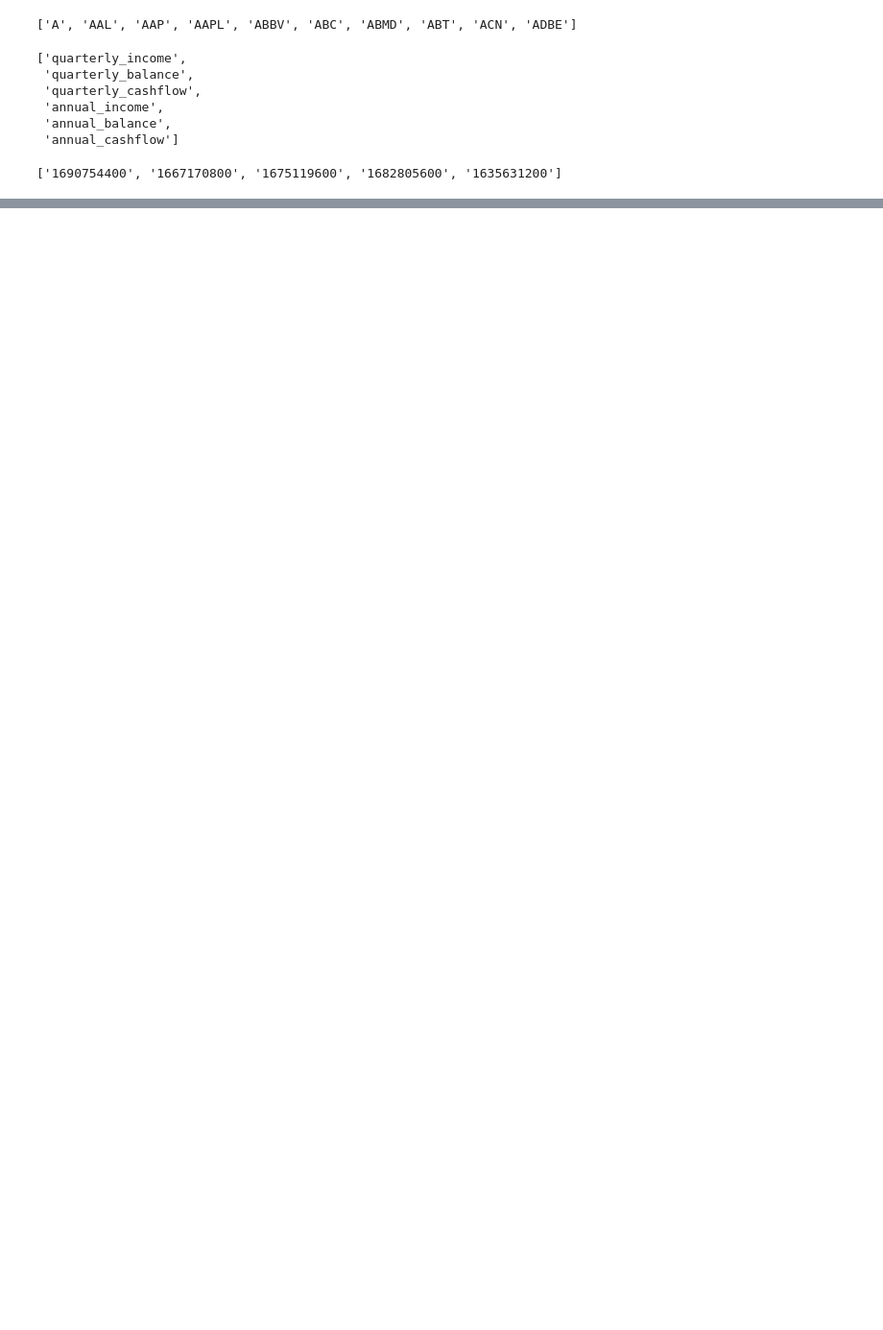
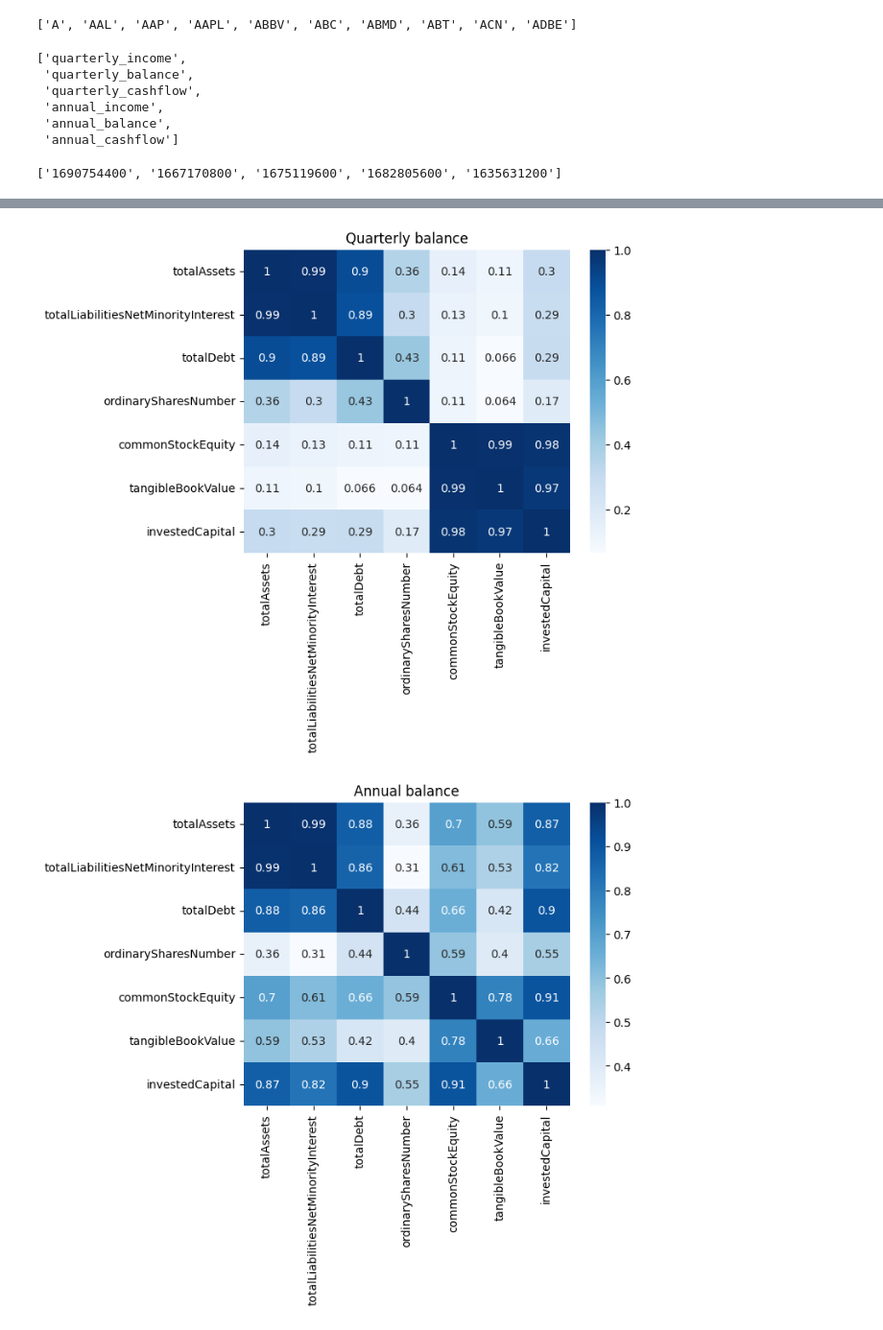
Before and after one commit to codespaghettifier/sp500-exploration, a Jupyter notebook: clean_yahoo_financials.ipynb, the cells around one changed output, grey strips where cells are left out. Shown at 96% size. Cells and saved outputs as stored; diff of their text form; code cells hidden in the pictures; blank space fills up the shorter version.

```diff
--- a/clean_yahoo_financials.ipynb
+++ b/clean_yahoo_financials.ipynb
@@ -199,0 +338,16 @@ with open(file_path, 'w') as json_file:
+# %%
+sns.heatmap(qb_corr, annot=True, cmap="Blues")
+plt.title("Quarterly balance")
+plt.show()
+
+sns.heatmap(ab_corr, annot=True, cmap="Blues")
+plt.title("Annual balance")
+plt.show()
+
+b_diff = ab_corr - qb_corr
+sns.heatmap(b_diff, annot=True, cmap="RdBu_r")
+plt.title("Annual vs Quarterly balance")
+plt.show()
+# %% [output]
+[figure, added]
+[figure, added]
```
Also changed, not shown: parts of 18 cells of this notebook.
